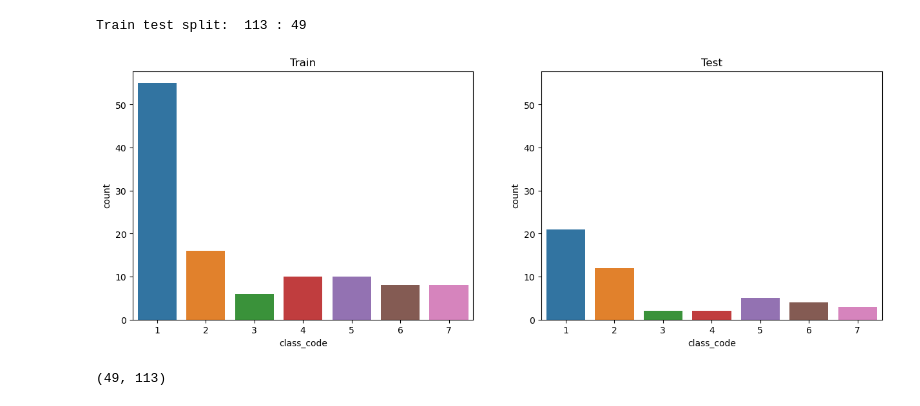
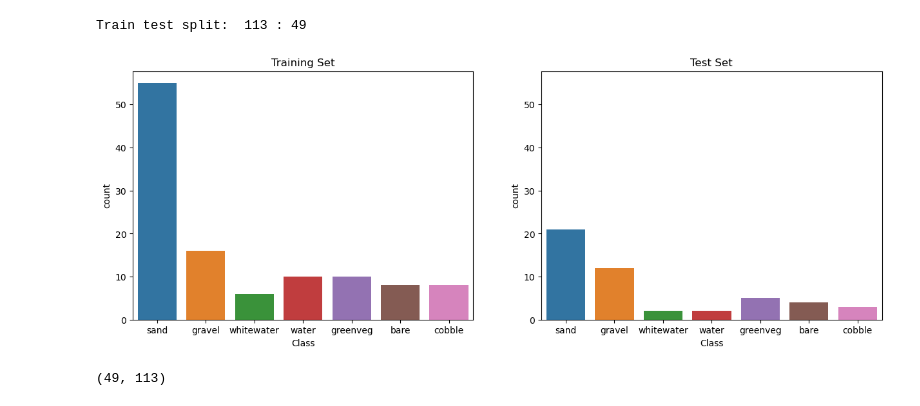
Before and after one commit to BerkeleySandProject/py-sand-mapping, a Jupyter notebook: validation/global-validation.ipynb, the cells around one changed output. Drawn from its saved outputs; the diff is of its cells as text; code cells hidden in the pictures.

```diff
--- a/validation/global-validation.ipynb
+++ b/validation/global-validation.ipynb
@@ -54,18 +58,24 @@ Train test split:  113 : 49
 # %%
 #plot the distribution of the classes in X_train and X_test using the column class_code
 fig, ax = plt.subplots(1,2, figsize=(15,5))
 sns.countplot(x='class_code', data=X_train, ax=ax[0])
 sns.countplot(x='class_code', data=X_test, ax=ax[1])
-ax[0].set_title('Train')
-ax[1].set_title('Test')
+ax[0].set_title('Training Set')
+ax[1].set_title('Test Set')
 
+ax[0].set_xticklabels(tv.class_labels)
+ax[1].set_xticklabels(tv.class_labels)
+
+ax[0].set_xlabel('Class')
+ax[1].set_xlabel('Class')
 #set their y axes to be the same size
 
 ax[1].set_ylim(ax[0].get_ylim())
+# plt.title('Label Distribution')
 
 plt.show()
 # %% [output]
-[figure, old version]
+[figure, new version]
 # %%
 len(X_test), len(X_train)
 # %% [output]
```
Also changed, not shown: parts of 26 cells of this notebook, 6 other files.
